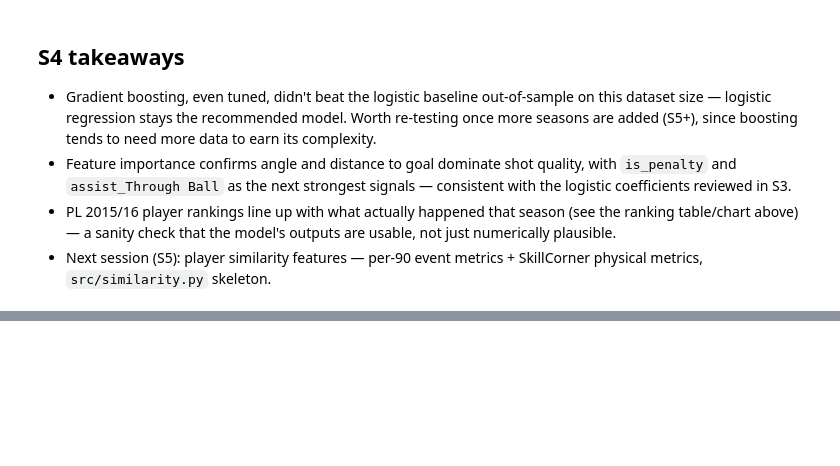
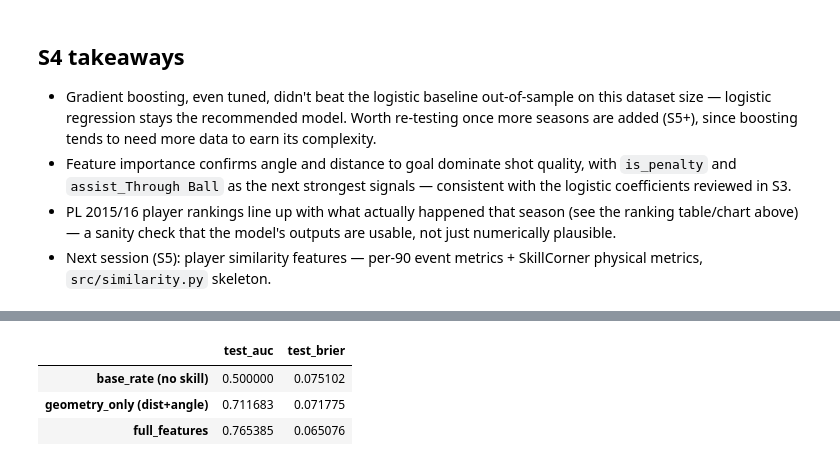
Before and after one commit to GuiPadinha/football-analytics-portfolio, a Jupyter notebook: notebooks/02_xg_model.ipynb, the cells around one changed output, grey strips where cells are left out. Drawn from its saved outputs; the diff is of its cells as text; code cells hidden in the pictures; blank space fills up the shorter version.

```diff
--- a/notebooks/02_xg_model.ipynb
+++ b/notebooks/02_xg_model.ipynb
@@ -267,0 +317,22 @@ ax.figure.savefig('../outputs/pl_2015_16_xg_ranking.png', dpi=150, bbox_inches='
+# %%
+from src.models import train_baseline_classifier
+
+GEOMETRY = ['distance_to_goal', 'angle_to_goal']
+
+baseline = train_baseline_classifier(X_train, y_train)  # always predicts the base goal rate
+geometry_model = train_logistic_regression(X_train[GEOMETRY], y_train, numeric_features=GEOMETRY)
+
+def _scores(m, X_tr, X_te):
+    te = evaluate_model(m, X_te, y_test)
+    return {'test_auc': te['roc_auc'], 'test_brier': te['brier_score']}
+
+pd.DataFrame({
+    'base_rate (no skill)':       _scores(baseline, X_train, X_test),
+    'geometry_only (dist+angle)': _scores(geometry_model, X_train[GEOMETRY], X_test[GEOMETRY]),
+    'full_features':              _scores(model, X_train, X_test),
+}).T
+# %% [output]
+|  | test_auc | test_brier |
+| base_rate (no skill) | 0.500000 | 0.075102 |
+| geometry_only (dist+angle) | 0.711683 | 0.071775 |
+| full_features | 0.765385 | 0.065076 |
```
Also changed, not shown: parts of 12 cells of this notebook, 5 other files.
